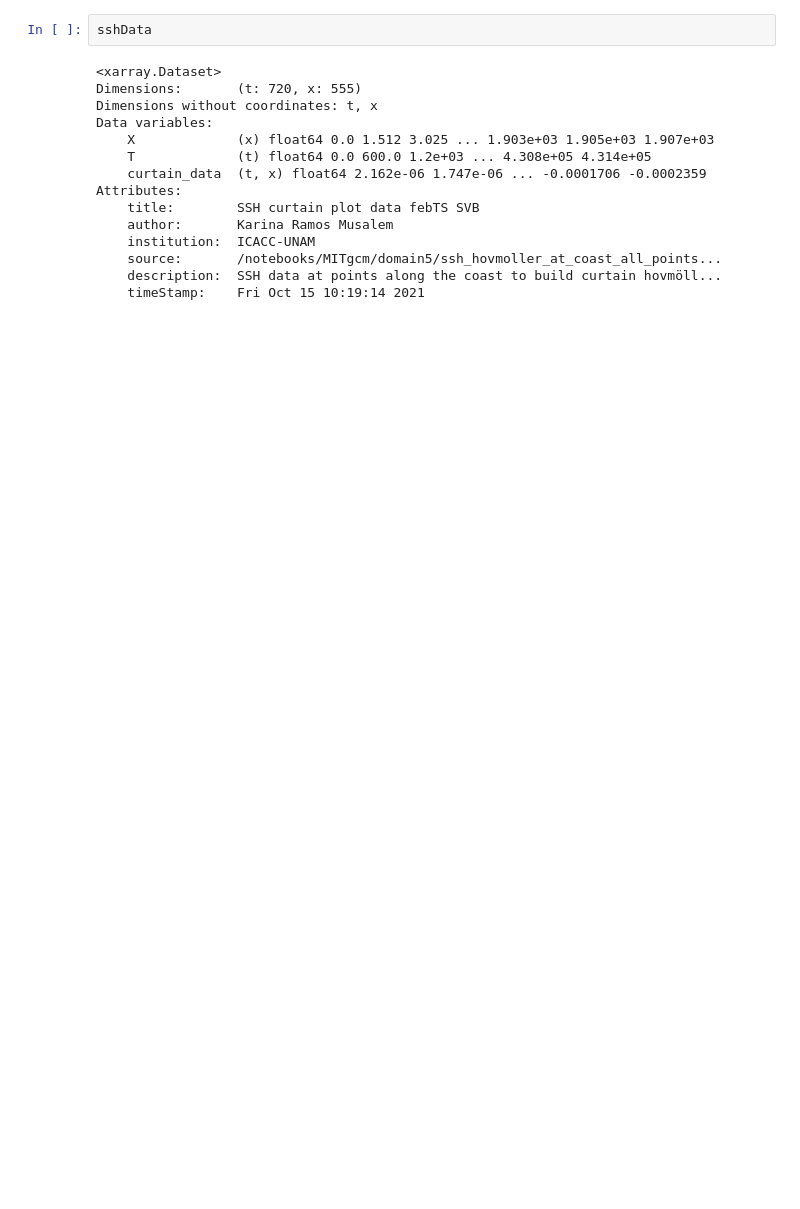
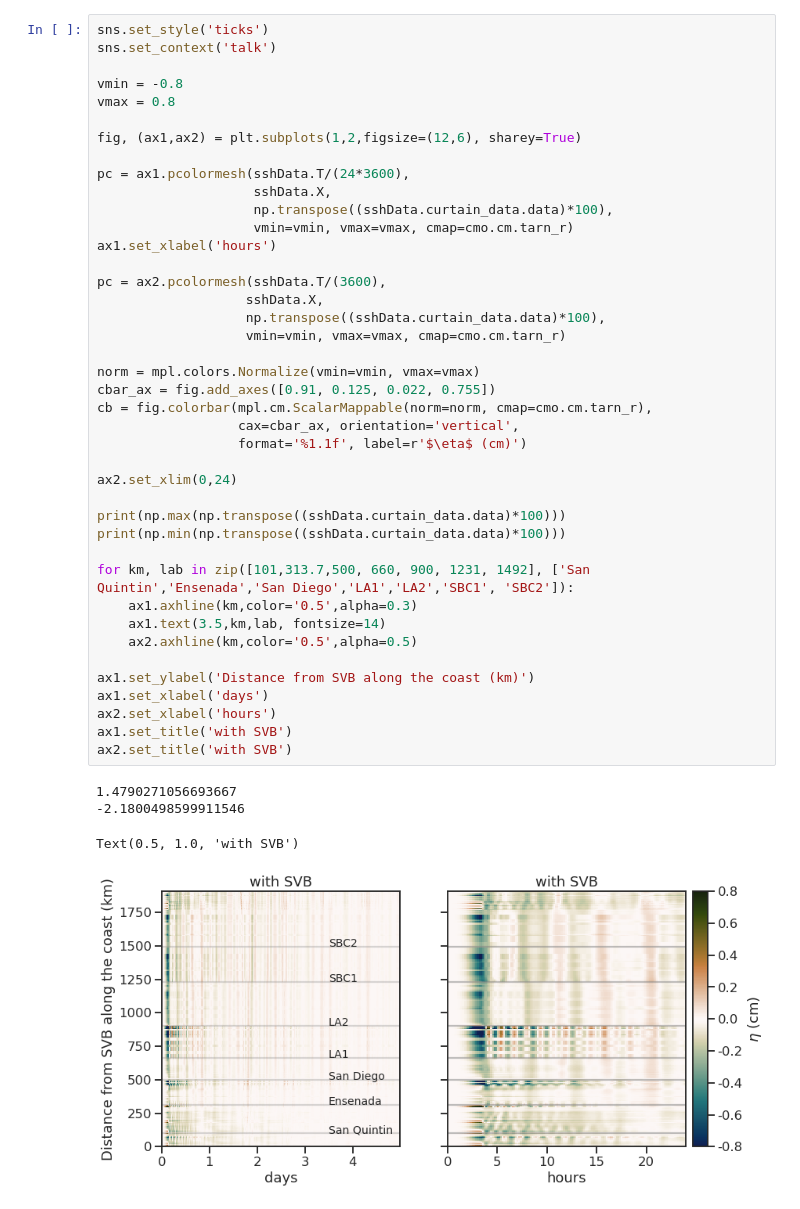
Before and after one commit to anakarinarm/notebooks_SVB, a Jupyter notebook: MITgcm/domain5/check_ncfile_curtainplot.ipynb, the cells around one changed output. Drawn from its saved outputs; the diff is of its cells as text; blank space fills up the shorter version.

```diff
--- a/MITgcm/domain5/check_ncfile_curtainplot.ipynb
+++ b/MITgcm/domain5/check_ncfile_curtainplot.ipynb
@@ -33,20 +49,49 @@ Text(0.5, 1.0, 'SVB run')
 # %%
-sshData
+sns.set_style('ticks')
+sns.set_context('talk')
+
+vmin = -0.8
+vmax = 0.8
+
+fig, (ax1,ax2) = plt.subplots(1,2,figsize=(12,6), sharey=True)
+
+pc = ax1.pcolormesh(sshData.T/(24*3600),
+                    sshData.X,
+                    np.transpose((sshData.curtain_data.data)*100),
+                    vmin=vmin, vmax=vmax, cmap=cmo.cm.tarn_r)
+ax1.set_xlabel('hours')
+
+pc = ax2.pcolormesh(sshData.T/(3600),
+                   sshData.X,
+                   np.transpose((sshData.curtain_data.data)*100),
+                   vmin=vmin, vmax=vmax, cmap=cmo.cm.tarn_r)
+
+norm = mpl.colors.Normalize(vmin=vmin, vmax=vmax)
+cbar_ax = fig.add_axes([0.91, 0.125, 0.022, 0.755])
+cb = fig.colorbar(mpl.cm.ScalarMappable(norm=norm, cmap=cmo.cm.tarn_r),
+                  cax=cbar_ax, orientation='vertical',
+                  format='%1.1f', label=r'$\eta$ (cm)')
+
+ax2.set_xlim(0,24)
+
+print(np.max(np.transpose((sshData.curtain_data.data)*100)))
+print(np.min(np.transpose((sshData.curtain_data.data)*100)))
+
+for km, lab in zip([101,313.7,500, 660, 900, 1231, 1492], ['San Quintin','Ensenada','San Diego','LA1','LA2','SBC1', 'SBC2']):
+    ax1.axhline(km,color='0.5',alpha=0.3)
+    ax1.text(3.5,km,lab, fontsize=14)
+    ax2.axhline(km,color='0.5',alpha=0.5)
+
+ax1.set_ylabel('Distance from SVB along the coast (km)')
+ax1.set_xlabel('days')
+ax2.set_xlabel('hours')
+ax1.set_title('with SVB')
+ax2.set_title('with SVB')
 # %% [output]
-<xarray.Dataset>
-Dimensions:       (t: 720, x: 555)
-Dimensions without coordinates: t, x
-Data variables:
-    X             (x) float64 0.0 1.512 3.025 ... 1.903e+03 1.905e+03 1.907e+03
-    T             (t) float64 0.0 600.0 1.2e+03 ... 4.308e+05 4.314e+05
-    curtain_data  (t, x) float64 2.162e-06 1.747e-06 ... -0.0001706 -0.0002359
-Attributes:
-    title:        SSH curtain plot data febTS SVB
-    author:       Karina Ramos Musalem
-    institution:  ICACC-UNAM
-    source:       /notebooks/MITgcm/domain5/ssh_hovmoller_at_coast_all_points...
-    description:  SSH data at points along the coast to build curtain hovmöll...
-    timeStamp:    Fri Oct 15 10:19:14 2021
+1.4790271056693667
+-2.1800498599911546
+Text(0.5, 1.0, 'with SVB')
+[figure, added]
 # %%
 sshData.curtain_data.data
 # %% [output]
```
Also changed, not shown: parts of 8 cells of this notebook, 25 other files.
